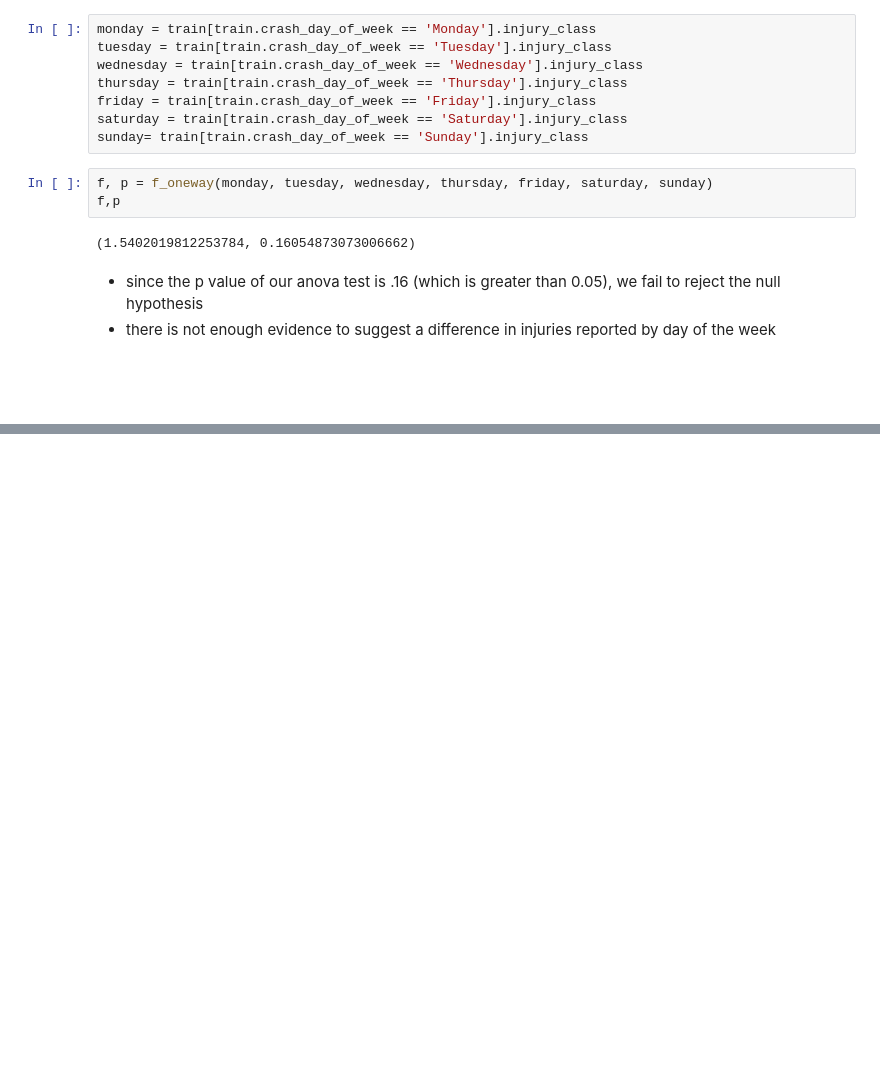
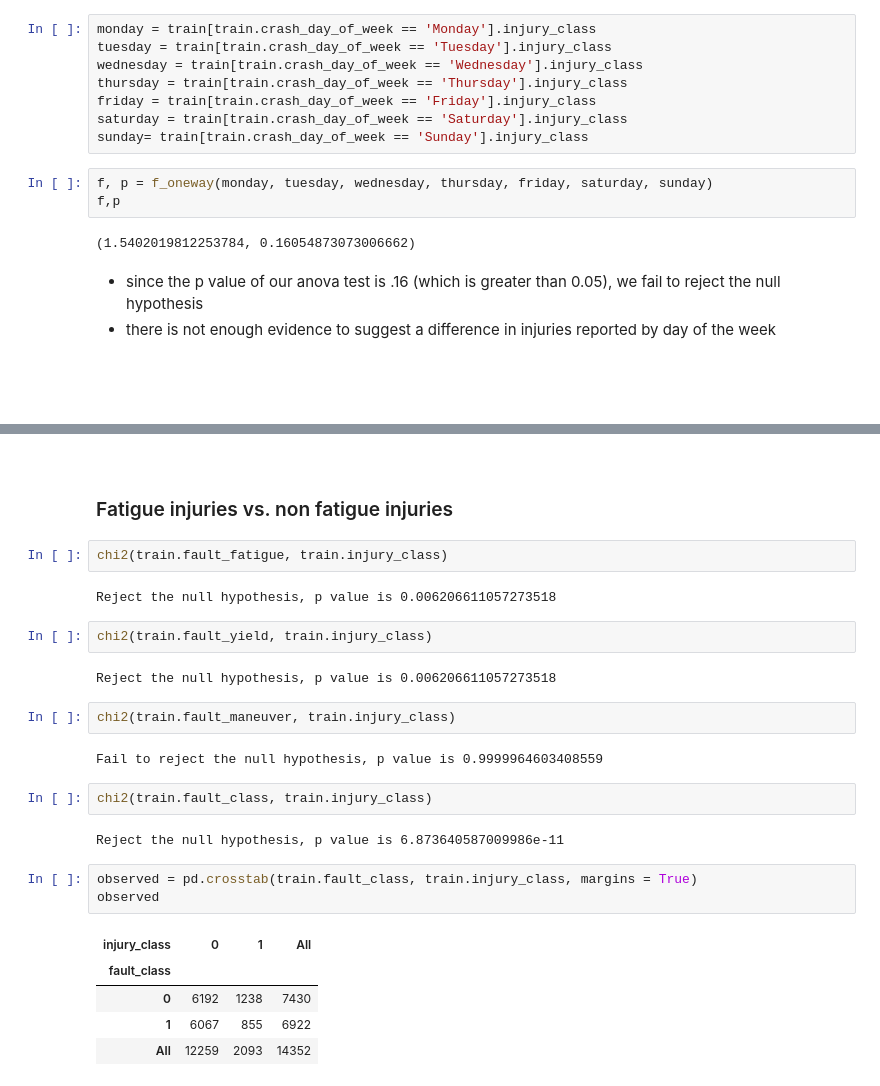
Before and after one commit to RAXR-Capstone/project_danger_zone, a Jupyter notebook: work_space/AnnaWorkspace/anna_explore.ipynb, the cells around one changed output, grey strips where cells are left out. Saved outputs shown, nothing was run; the diff lists cells and outputs as text; blank space fills up the shorter version.

```diff
--- a/work_space/AnnaWorkspace/anna_explore.ipynb
+++ b/work_space/AnnaWorkspace/anna_explore.ipynb
@@ -265,0 +447,29 @@ f,p
+# %% [markdown]
+<br>
+
+### Fatigue injuries vs. non fatigue injuries
+# %%
+chi2(train.fault_fatigue, train.injury_class)
+# %% [output]
+Reject the null hypothesis, p value is 0.006206611057273518
+# %%
+chi2(train.fault_yield, train.injury_class)
+# %% [output]
+Reject the null hypothesis, p value is 0.006206611057273518
+# %%
+chi2(train.fault_maneuver, train.injury_class)
+# %% [output]
+Fail to reject the null hypothesis, p value is 0.9999964603408559
+# %%
+chi2(train.fault_class, train.injury_class)
+# %% [output]
+Reject the null hypothesis, p value is 6.873640587009986e-11
+# %%
+observed = pd.crosstab(train.fault_class, train.injury_class, margins = True)
+observed
+# %% [output]
+| injury_class | 0 | 1 | All |
+| fault_class |  |  |  |
+| 0 | 6192 | 1238 | 7430 |
+| 1 | 6067 | 855 | 6922 |
+| All | 12259 | 2093 | 14352 |
```
Also changed, not shown: parts of 24 cells of this notebook.
